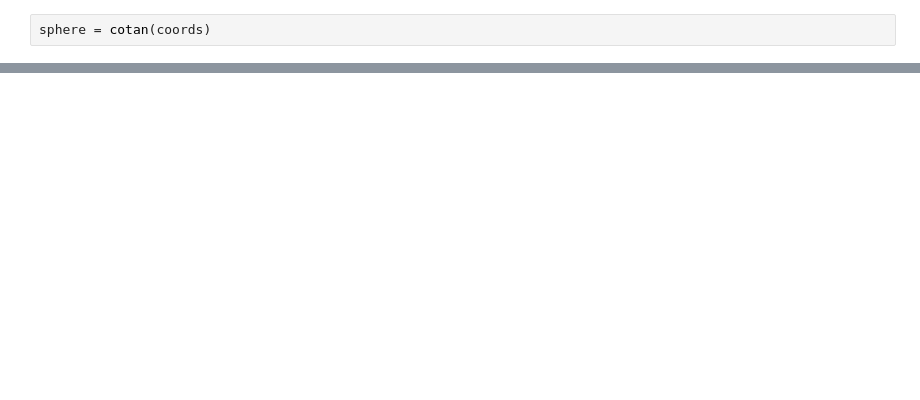
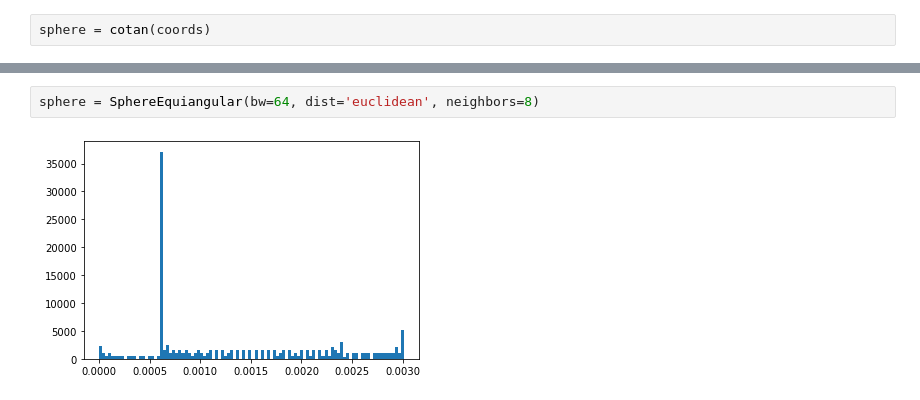
Before and after one commit to haasdo95/transphere, a Jupyter notebook: martino/igl.ipynb, the cells around one changed output, grey strips where cells are left out. Saved outputs shown, nothing was run; the diff lists cells and outputs as text; blank space fills up the shorter version.

```diff
--- a/martino/igl.ipynb
+++ b/martino/igl.ipynb
@@ -83,0 +359,4 @@ plt.plot(sphere.eig_values, 'bo')
+# %%
+sphere = SphereEquiangular(bw=64, dist='euclidean', neighbors=8)
+# %% [output]
+[figure, added]
```
Also changed, not shown: parts of 28 cells of this notebook, 19 other files.
